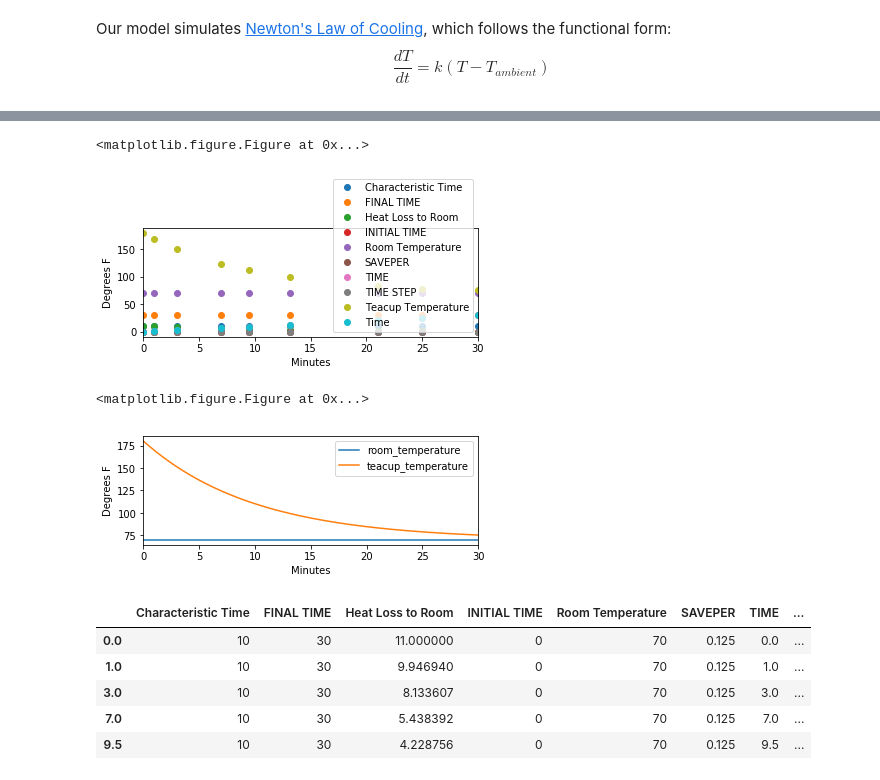
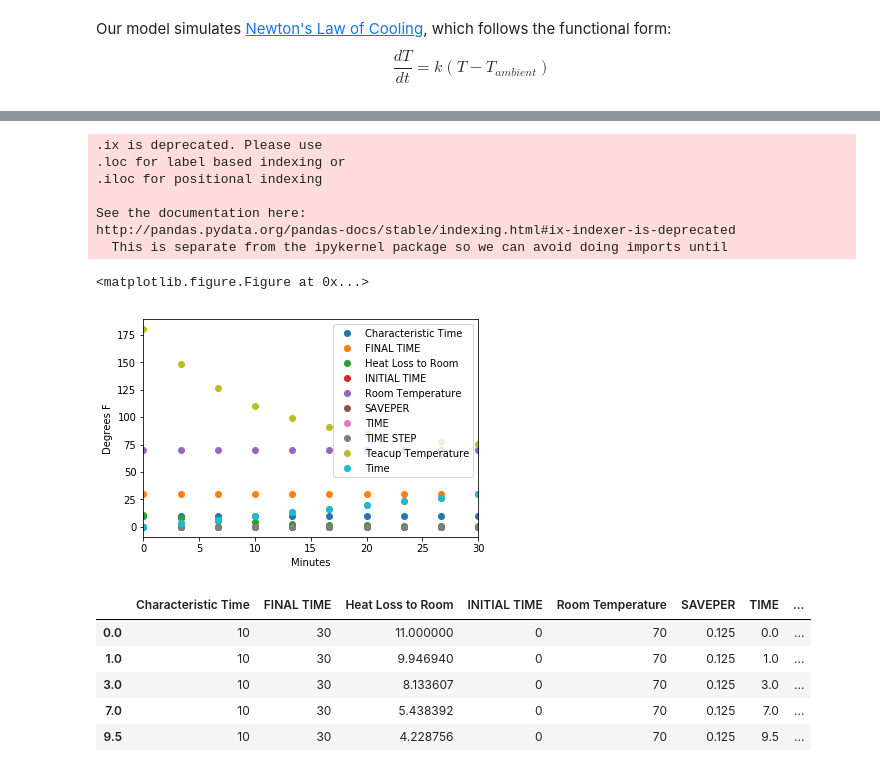
Before and after one commit to dioh/sed_2017_tps, a Jupyter notebook: notebooks/Teacup/Teacup.ipynb, the cells around one changed output, grey strips where cells are left out. Cells and saved outputs as stored; diff of their text form; code cells hidden in the pictures.

```diff
--- a/notebooks/Teacup/Teacup.ipynb
+++ b/notebooks/Teacup/Teacup.ipynb
@@ -23,9 +21,17 @@ plt.xlabel('Minutes');
 # %%
-plt.figure(figsize(6,2))
-stocks = model.run(return_timestamps=[0,1,3,7,9.5, 13.178, 21, 25, 30])
-stocks.plot(linewidth=0, marker='o')
+plt.figure(figsize = (6,2))
+stocks = model.run(return_timestamps=list(np.linspace(0, 30, 10)))
+stocks.ix[:,:].plot(linewidth=0, marker='o')
 plt.ylabel('Degrees F')
-plt.xlabel('Minutes');
+plt.xlabel('Minutes')
+plt.show()
 # %% [output]
-<matplotlib.figure.Figure at 0x...>
+.ix is deprecated. Please use
+.loc for label based indexing or
+.iloc for positional indexing
+
+See the documentation here:
+http://pandas.pydata.org/pandas-docs/stable/indexing.html#ix-indexer-is-deprecated
+  This is separate from the ipykernel package so we can avoid doing imports until
+<matplotlib.figure.Figure at 0x...>
-[figure, old version]
+[figure, new version]
@@ -32,12 +40,9 @@ plt.xlabel('Minutes');
 # %%
-plt.figure(figsize(6,2))
+plt.figure(figsize=(6,2))
 values = model.run(return_columns=['teacup_temperature', 'room_temperature'])
 values.plot()
 plt.ylabel('Degrees F')
 plt.xlabel('Minutes');
-# %% [output]
-<matplotlib.figure.Figure at 0x...>
-[figure, removed]
 # %%
 stocks.head(5)
 # %% [output]
```
Also changed, not shown: parts of 3 cells of this notebook, 9 other files.
